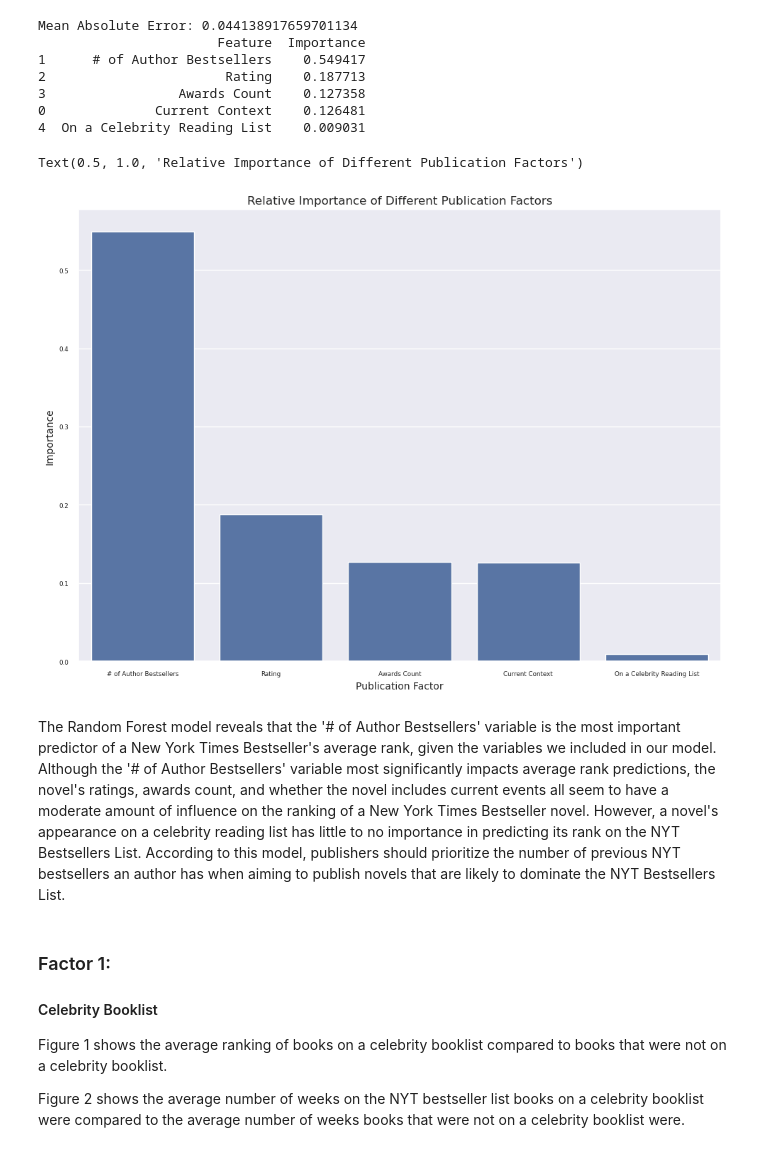
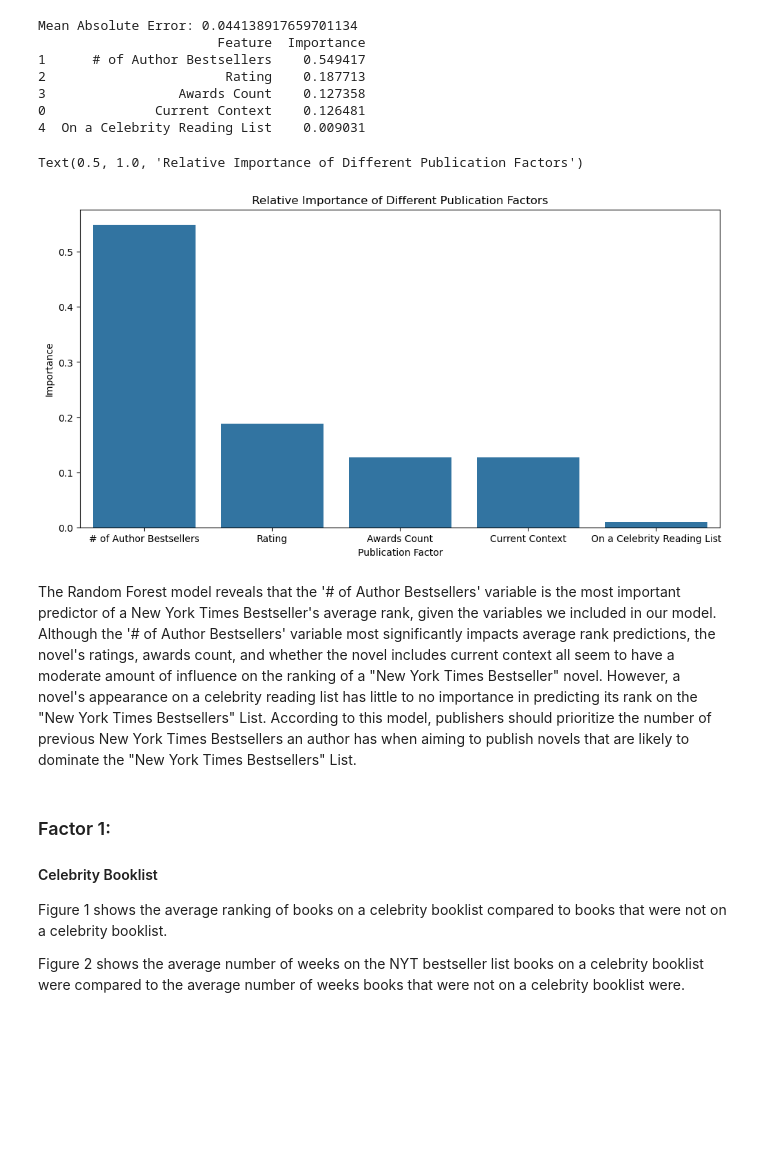
Before and after one commit to satyar2003/cogs-108-project, a Jupyter notebook: FinalProject_Group019-FA24.ipynb, the cells around one changed output. Saved outputs shown, nothing was run; the diff lists cells and outputs as text; code cells hidden in the pictures; blank space fills up the shorter version.

```diff
--- a/FinalProject_Group019-FA24.ipynb
+++ b/FinalProject_Group019-FA24.ipynb
@@ -212,15 +212,13 @@ This model investigates the relationship between the different factors we are in
 # %%
 import pandas as pd
-import warnings
 from sklearn.ensemble import RandomForestRegressor
 from sklearn.model_selection import train_test_split
 from sklearn.metrics import mean_absolute_error
 
 df_copy = df.copy()
-df_copy['Current Context'] = df_copy['Current Context'].replace({'Yes': 1, 'No':0})
-df_copy['On a Celebrity Reading List'] = df_copy['On a Celebrity Reading List'].replace({False:0, True:1})
+df_copy['Current Context'] = df_copy['Current Context'].replace({'Yes': 1, 'No':0}).infer_objects(copy=False)
+df_copy['On a Celebrity Reading List'] = df_copy['On a Celebrity Reading List'].replace({False:0, True:1}).infer_objects(copy=False)
 avg_ranks = df_copy.groupby('Title')['Rank'].mean()
 avg_ranks_df = avg_ranks.reset_index()
 avg_ranks_df.columns = ['Title','Average Rank']
 df_copy = pd.merge(df_copy, avg_ranks_df, on='Title', how='left')
-warnings.filterwarnings('ignore')
@@ -258,16 +254,19 @@ Mean Absolute Error: 0.044138917659701134
 4  On a Celebrity Reading List    0.009031
 # %%
 import seaborn as sns
+import matplotlib.pyplot as plt
+
+plt.figure(figsize=(12, 6))
 
 sns.barplot(data=importance_df, x='Feature', y='Importance')
 plt.xlabel('Publication Factor', fontdict={'size': 10})
 plt.ylabel('Importance', fontdict={'size': 10})
 plt.title('Relative Importance of Different Publication Factors', fontdict={'size': 12})
 # %% [output]
 Text(0.5, 1.0, 'Relative Importance of Different Publication Factors')
-[figure, old version]
+[figure, new version]
 # %% [markdown]
-The Random Forest model reveals that the '# of Author Bestsellers' variable is the most important predictor of a New York Times Bestseller's average rank, given the variables we included in our model. Although the '# of Author Bestsellers' variable most significantly impacts average rank predictions, the novel's ratings, awards count, and whether the novel includes current events all seem to have a moderate amount of influence on the ranking of a New York Times Bestseller novel. However, a novel's appearance on a celebrity reading list has little to no importance in predicting its rank on the NYT Bestsellers List. According to this model, publishers should prioritize the number of previous NYT bestsellers an author has when aiming to publish novels that are likely to dominate the NYT Bestsellers List.
+The Random Forest model reveals that the '# of Author Bestsellers' variable is the most important predictor of a New York Times Bestseller's average rank, given the variables we included in our model. Although the '# of Author Bestsellers' variable most significantly impacts average rank predictions, the novel's ratings, awards count, and whether the novel includes current context all seem to have a moderate amount of influence on the ranking of a "New York Times Bestseller" novel. However, a novel's appearance on a celebrity reading list has little to no importance in predicting its rank on the "New York Times Bestsellers" List. According to this model, publishers should prioritize the number of previous New York Times Bestsellers an author has when aiming to publish novels that are likely to dominate the "New York Times Bestsellers" List.
 # %% [markdown]
 ### Factor 1:
 #### Celebrity Booklist
```
Also changed, not shown: parts of 3 cells of this notebook.
